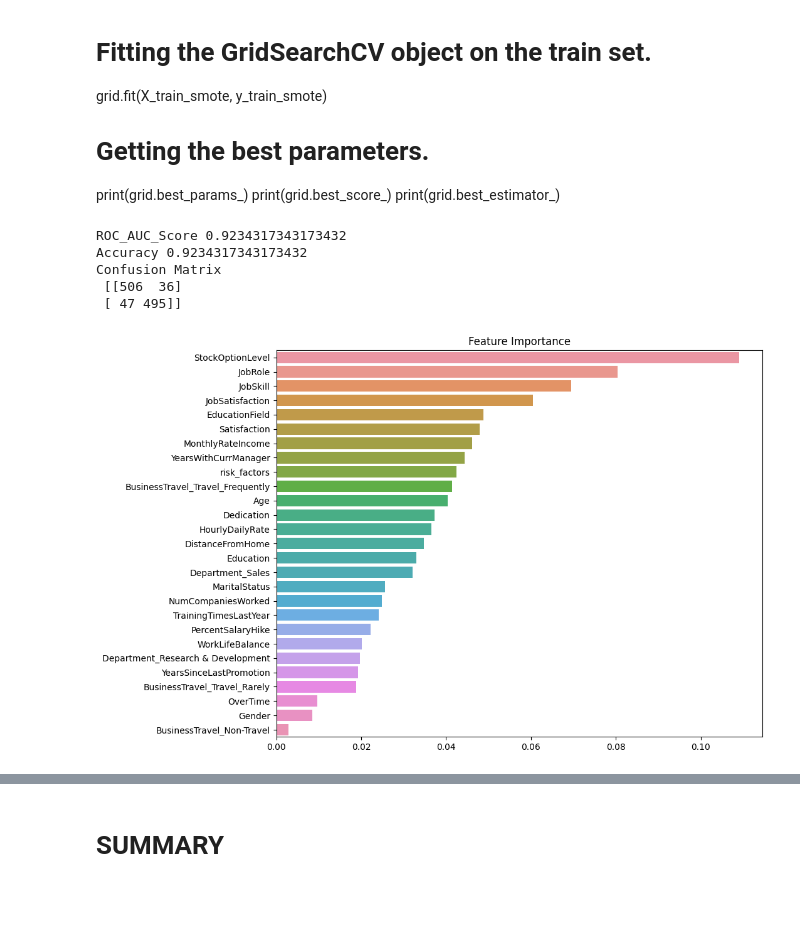
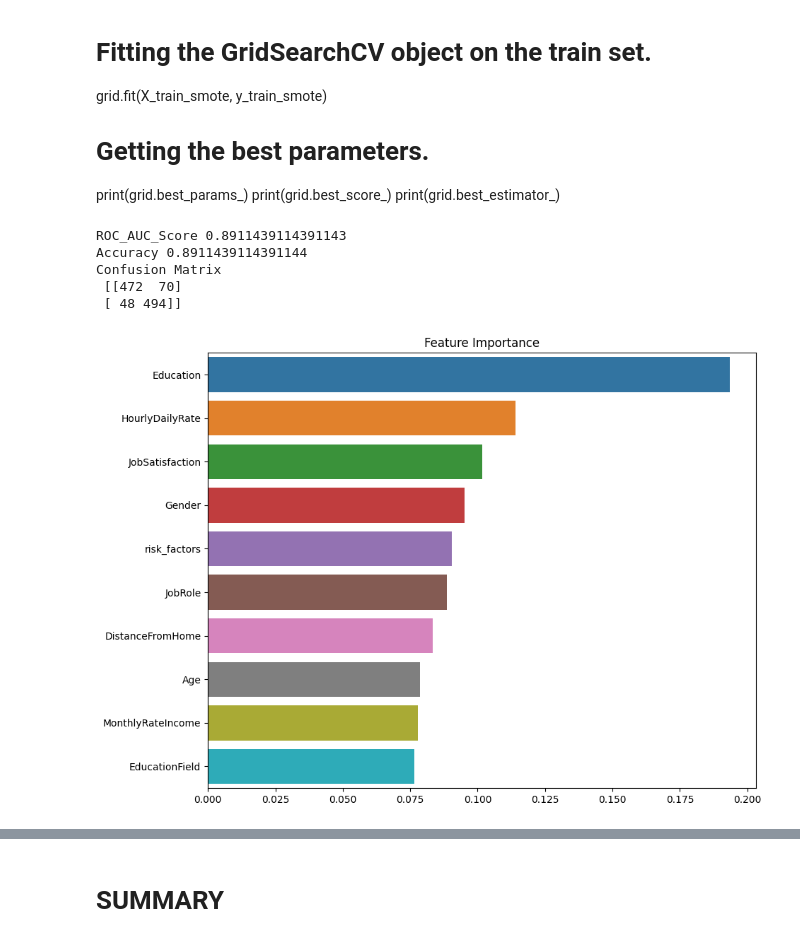
Before and after one commit to Harsh502s/PS-Attrition-Pred, a Jupyter notebook: Modeling.ipynb, the cells around one changed output, grey strips where cells are left out. Saved outputs shown, nothing was run; the diff lists cells and outputs as text; code cells hidden in the pictures; blank space fills up the shorter version.

```diff
--- a/Modeling.ipynb
+++ b/Modeling.ipynb
@@ -364,3 +364,25 @@ sns.heatmap(
 plt.show()
 # %% [output]
 [figure]
+# %%
+from sklearn.feature_selection import RFE
+from sklearn.ensemble import RandomForestClassifier
+
+# Step 1: Load your train into X (features) and y (target variable)
+X = train.drop(target, axis=1)  # Features
+y = train[target]  # Target variable
+
+# Step 2: Create an instance of the model you want to use for feature selection
+estimator = RandomForestClassifier()
+
+# Step 3: Create an instance of the RFE with the desired number of features
+rfe = RFE(estimator, n_features_to_select=10)
+
+# Step 4: Fit the RFE model to your train
+rfe.fit(X, y)
+
+# Step 5: Get the selected features
+selected_features = X.columns[rfe.support_]
+
+# Print the selected features
+print(selected_features)
@@ -367,6 +401,6 @@ plt.show()
 # %%
 # Splitting the data into train and validation set
-X = train[features]
+X = train[list(selected_features)]
 y = train[target]
 X_train, X_valid, y_train, y_valid = train_test_split(
     X, y, test_size=0.2, random_state=101, stratify=y
@@ -388,8 +422,7 @@ print(y_valid.shape)
 models = [
     (
         "Logistic Regression",
-        LogisticRegression(
-            solver="liblinear", class_weight={0: 1, 1: 2}, max_iter=1000, penalty="l2"
+        LogisticRegression(class_weight={0: 1, 1: 2}, max_iter=1000, penalty="l2"
         ),
     ),
     ("Decision Tree", DecisionTreeClassifier(random_state=101)),
@@ -686,43 +729,43 @@ print(grid.best_estimator_)
 0.9337492582592729
 RandomForestClassifier(max_depth=5, n_estimators=200, random_state=101)"""
 
-params = {'max_depth': 5, 'min_samples_leaf': 1, 'min_samples_split': 2, 'n_estimators': 200,"random_state":101}
+# params = {'max_depth': 5, 'min_samples_leaf': 1, 'min_samples_split': 2, 'n_estimators': 200,"random_state":101}
 
 rfc = RandomForestClassifier()
 
 # Fitting the model on the train set.
 
 rfc.fit(X_train_smote, y_train_smote)
 
 # Predicting the target variable on the train set.
 
 y_pred = rfc.predict(X_valid_smote)
 
 # Getting the roc_auc_score on the train set.
 
 print('ROC_AUC_Score',roc_auc_score(y_valid_smote, y_pred))
 print('Accuracy',accuracy_score(y_valid_smote, y_pred))
 print('Confusion Matrix\n',confusion_matrix(y_valid_smote, y_pred))
 
 # Feature Importance
 
 # Zip the feature names with the feature importances and sort them.
 
 feature_imp = sorted(zip(features, rfc.feature_importances_), key=lambda x: x[1],reverse=True)
 
 # Plotting a horizontal barplot.
 
 plt.figure(figsize=(10, 8))
 sns.barplot(x=[x[1] for x in feature_imp], y=[x[0] for x in feature_imp])
 plt.title("Feature Importance")
 plt.show()
 # %% [output]
-ROC_AUC_Score 0.9234317343173432
-Accuracy 0.9234317343173432
+ROC_AUC_Score 0.8911439114391143
+Accuracy 0.8911439114391144
 Confusion Matrix
- [[506  36]
- [ 47 495]]
+ [[472  70]
+ [ 48 494]]
-[figure, old version]
+[figure, new version]
 # %%
 # Creating a Random Forest Classifier with the best parameters.
 
```
Also changed, not shown: parts of 10 cells of this notebook, 4 other files.
